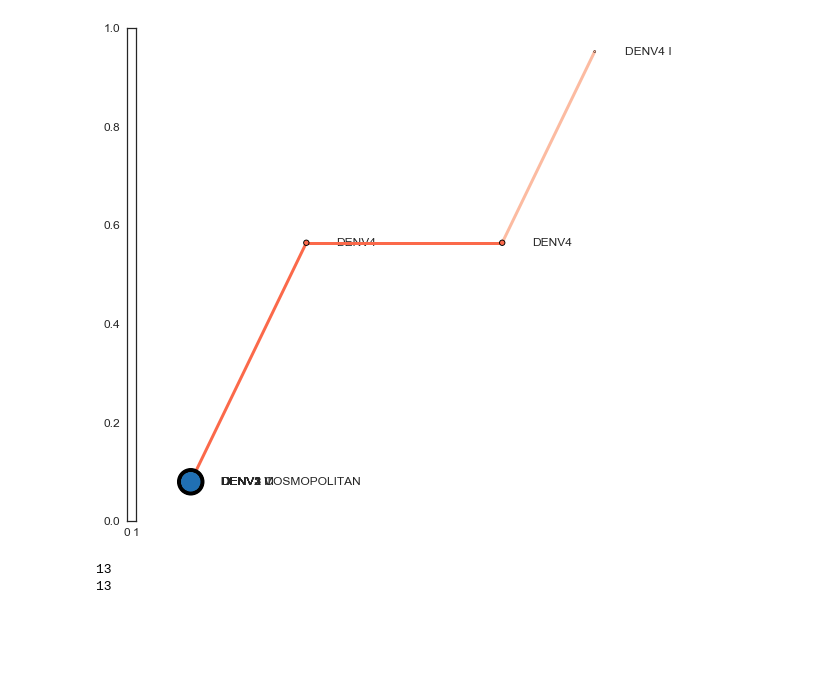
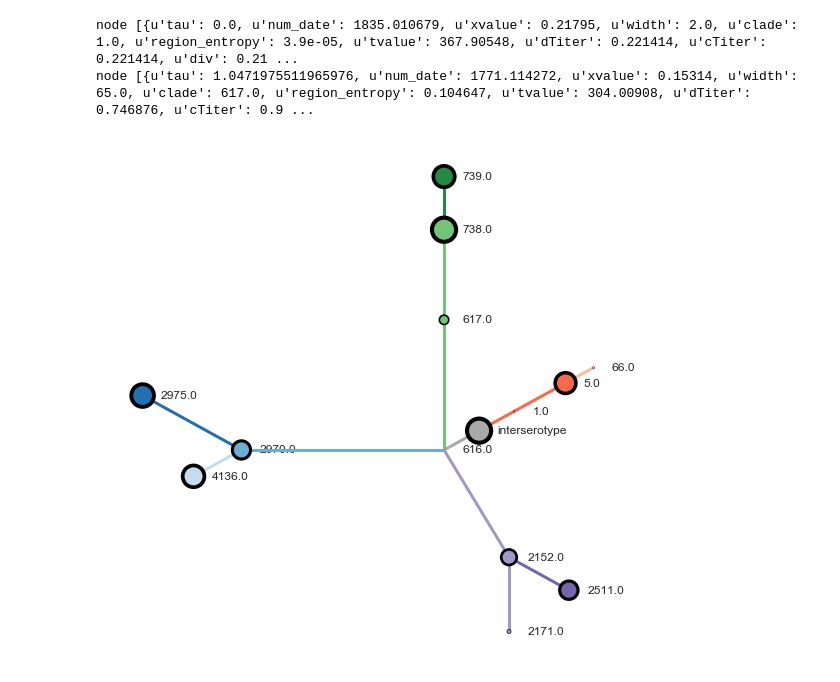
Before and after one commit to lixingguang/dengue, a Jupyter notebook: figures/antigenic_tree.ipynb, the cells around one changed output. Drawn from its saved outputs; the diff is of its cells as text; code cells hidden in the pictures; blank space fills up the shorter version.

```diff
--- a/figures/antigenic_tree.ipynb
+++ b/figures/antigenic_tree.ipynb
@@ -97,8 +85,10 @@ open('./collapsed_antigenic_tree.nexus', 'w').write(treestring)
 # %%
-def plot_tree(ll, ax, cax, cmap=colors['cmap']):
+serotype_mrcas = {1: 'DENV4', 2152: 'DENV3', 2070: 'DENV1', 617: 'DENV2'}
+
+def plot_tree(ll, ax,  cmap=colors['cmap']):
     sns.set(style='white')
 
-#     max_width = max([k.traits['width'] for k in ll.Objects if isinstance(k, bt.clade)])
+    max_width = max([k.traits['width'] for k in ll.Objects if 'width' in k.traits])
     branchWidth = 3
 
     for k in ll.Objects: # Plot objects
@@ -113,30 +103,38 @@ def plot_tree(ll, ax, cax, cmap=colors['cmap']):
             xp=x
 
         ## Color
-        clade = k.traits['clade']
+        try:
+            clade = k.traits['clade']
+        except:
+            clade = None
         if clade in genotype_lookup and 'SYLVATIC' not in genotype_lookup[clade]:
             genotype = genotype_lookup[clade]
             label=genotype.replace('_', ' ')
             c = colors[genotype]
         elif clade in serotype_lookup:
             serotype = serotype_lookup[clade]
-            label=serotype
             c = colors[serotype]
+            if clade in serotype_mrcas:
+                label = serotype
+            else:
+                label = ''
         else:
+            print k.branchType, [w.traits for w in k.children], k.traits
             c = 'darkgray'
-            label=''
+            label='interserotype'
 
-#         if k.branchType=='leaf': ### Plot tips and clades
-        if isinstance(k, bt.clade):
-            s = k.traits['width']
-        else:
-            s = 20
+        if 'clade' in k.traits:
+            label = str(k.traits['clade'])
+        s = 400
+        if 'width' in k.traits:
+            s = s*k.traits['width']/max_width
 
+#         if label != 'interserotype':
         ax.scatter(x,y,s=s,facecolor=c,edgecolor='none',zorder=11) ## plot circle for every tip
         ax.scatter(x,y,s=s*2,facecolor='k',edgecolor='none',zorder=10) ## plot black circle underneath
+        ax.text(x+0.1, y, label, ha='left', va='center')
 
         ax.plot([xp,x],[yp,y],lw=branchWidth,color=c,ls='-',zorder=9)
-        ax.text(x+0.05, y, label, ha='left', va='center')
 
     ax.spines['top'].set_visible(False) ## no axes
     ax.spines['right'].set_visible(False)
@@ -149,19 +147,15 @@ def plot_tree(ll, ax, cax, cmap=colors['cmap']):
     ax.set_yticklabels([])
 # %%
 sns.set(style='white', font_scale=1.2)
-fig, (cax, ax) = plt.subplots(nrows=1, ncols=2, figsize=(7.5, 7.5), gridspec_kw={'width_ratios': (0.02, 1.)}) # quarter page
+fig, ax = plt.subplots(nrows=1, ncols=1, figsize=(7.5, 7.5)) # quarter page
 
-# titer_tree.drawTree()
-plot_tree(titer_tree, ax=ax, cax=cax)#, cmap=cmap)
+plot_tree(titer_tree, ax=ax)#, cmap=cmap)
 
 plt.tight_layout()
 # plt.savefig('./png/antigenic_tree.png', dpi=300, bbox_inches='tight')
 plt.show()
-
-print len([k for k in uncollapsed_tree.Objects if k.traits['dTiter'] > 0.01])
-print len(titer_tree.Objects)
 # %% [output]
+node [{u'tau': 0.0, u'num_date': 1835.010679, u'xvalue': 0.21795, u'width': 2.0, u'clade': 1.0, u'region_entropy': 3.9e-05, u'tvalue': 367.90548, u'dTiter': 0.221414, u'cTiter': 0.221414, u'div': 0.21 ...
+node [{u'tau': 1.0471975511965976, u'num_date': 1771.114272, u'xvalue': 0.15314, u'width': 65.0, u'clade': 617.0, u'region_entropy': 0.104647, u'tvalue': 304.00908, u'dTiter': 0.746876, u'cTiter': 0.9 ...
-[figure, old version]
+[figure, new version]
-13
-13
 # %%
```
Also changed, not shown: parts of 6 cells of this notebook.
